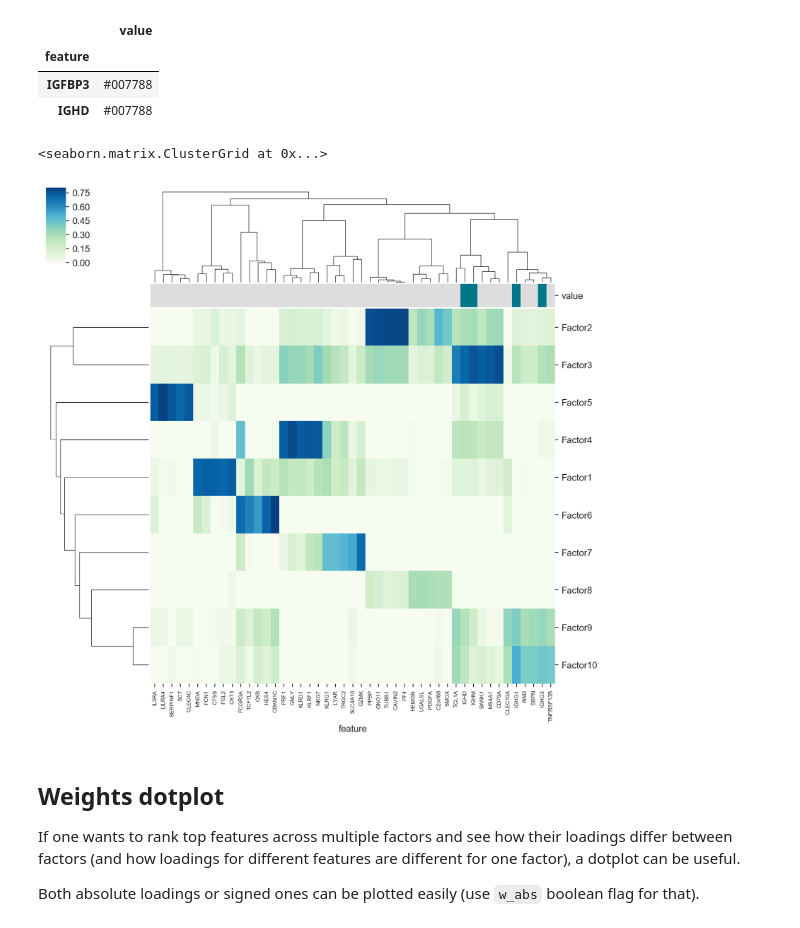
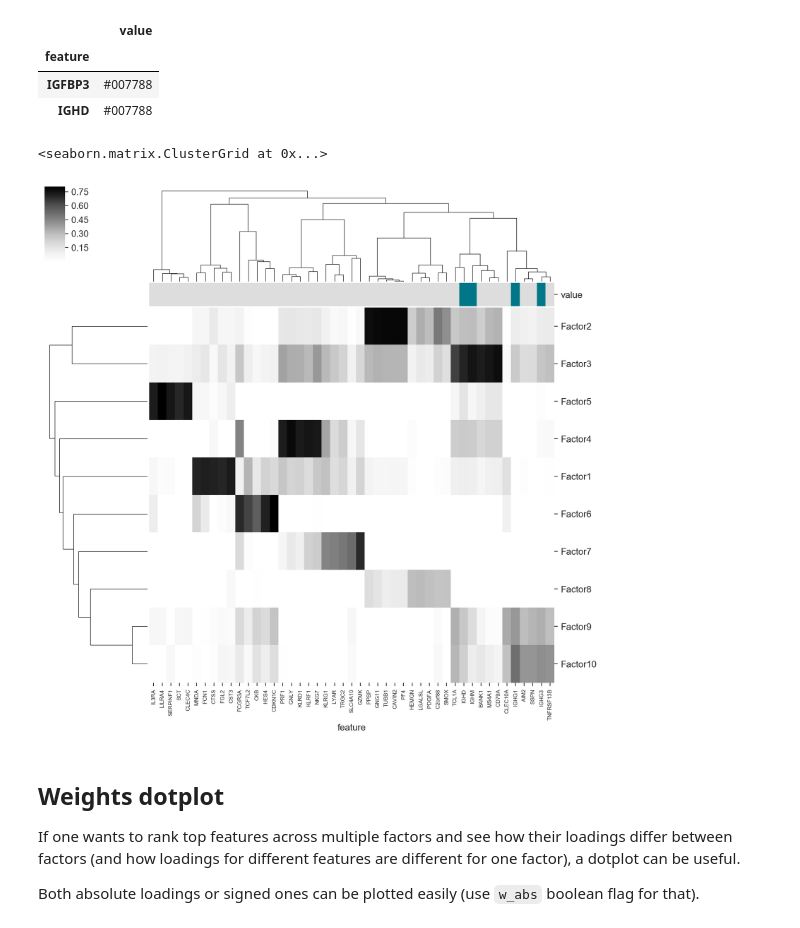
Before and after one commit to bioFAM/mofax, a Jupyter notebook: notebooks/getting_started_pbmc10k.ipynb, the cells around one changed output. Drawn from its saved outputs; the diff is of its cells as text; code cells hidden in the pictures.

Commit message:
Update default palette for plot_r2 and colours in the getting started notebook

```diff
--- a/notebooks/getting_started_pbmc10k.ipynb
+++ b/notebooks/getting_started_pbmc10k.ipynb
@@ -192,12 +205,12 @@ ig_df.sort_values("value").head(2)
 # %%
 mfx.plot_weights_heatmap(m, n_features=5,
                          factors=range(0, 10),
                          features_col=ig_df,
                          xticklabels_size=6, w_abs=True,
-                         cmap="GnBu")
+                         cmap="Greys")
 # %% [output]
 <seaborn.matrix.ClusterGrid at 0x...>
-[figure, old version]
+[figure, new version]
 # %% [markdown]
 ## Weights dotplot
 
```
Also changed, not shown: parts of 8 cells of this notebook, 1 other file.
